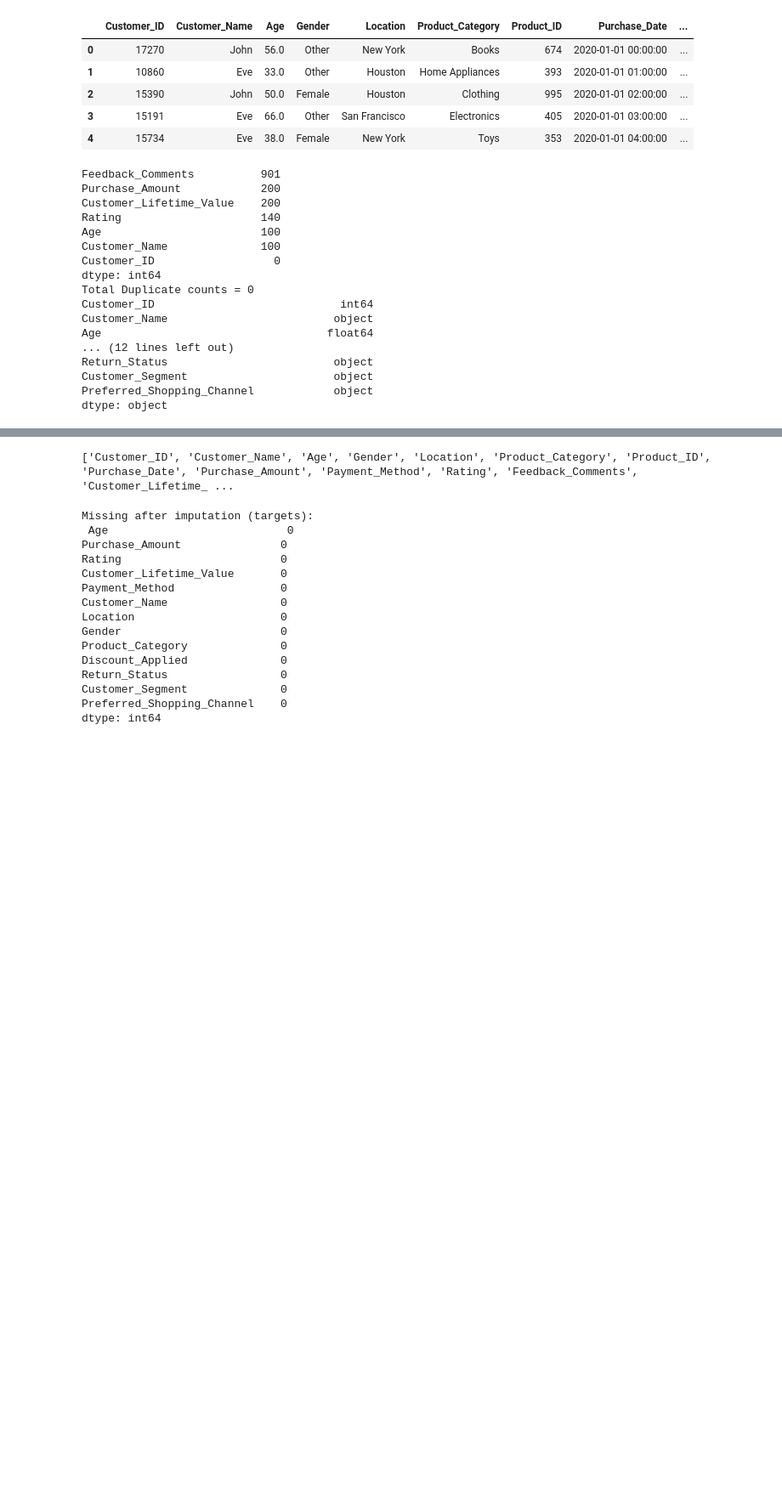
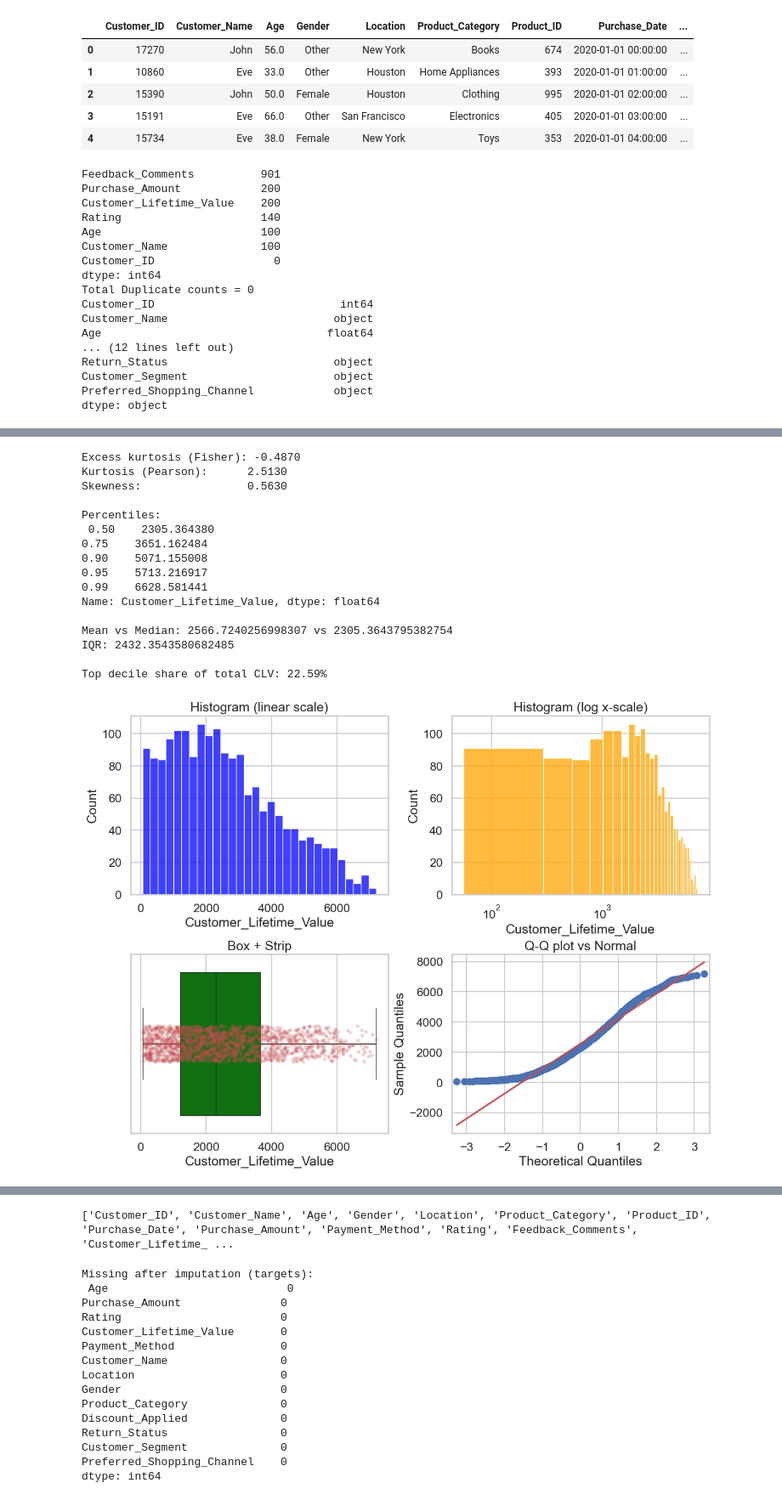
Before and after one commit to shyam-mr-sundar/Laptop_to_Cloud_git, a Jupyter notebook: ml_assignment/Assignment_ML.ipynb, the cells around one changed output, grey strips where cells are left out. Shown: that part at 85% size. Saved outputs shown, nothing was run; the diff lists cells and outputs as text; code cells hidden in the pictures; blank space fills up the shorter version.

```diff
--- a/ml_assignment/Assignment_ML.ipynb
+++ b/ml_assignment/Assignment_ML.ipynb
@@ -102,0 +134,4 @@ print(df_nan.shape,df_not_nan.shape)
+# %%
+# Now use the merged features to get the ages as well:
+df['Age'] = df.groupby('id_name_meerge')['Age'].transform(lambda x: x.ffill().bfill() if x.notna().any() else x)
+df['Age'].info()
@@ -120,2 +178,3 @@ Name: Purchase_Amount, Length: 2000, dtype: float64
 # %%
-df_new = df.groupby('Product_ID')['Purchase_Amount'].mean().reset_index()
+df['Purchase_Amount'] = df.groupby('Product_ID')['Purchase_Amount'].transform(lambda p: p.ffill().bfill() if p.notna().any() else 0)
+df.isna().sum().sort_values(ascending=False)
@@ -214,0 +254,72 @@ for col in categorical_cols:
+# %%
+
+import numpy as np
+import pandas as pd
+import seaborn as sns
+import matplotlib.pyplot as plt
+from scipy import stats
+
+s = df['Customer_Lifetime_Value'].dropna()
+
+# Kurtosis (should match your values if computed similarly)
+k_fisher = stats.kurtosis(s, fisher=True, bias=False)   # excess kurtosis
+k_pearson = stats.kurtosis(s, fisher=False, bias=False) # = excess + 3
+skewness = stats.skew(s, bias=False)
+
+print(f"Excess kurtosis (Fisher): {k_fisher:.4f}")
+print(f"Kurtosis (Pearson):      {k_pearson:.4f}")
+print(f"Skewness:                {skewness:.4f}")
+
+# Percentiles & robust stats
+q = s.quantile([0.5, 0.75, 0.9, 0.95, 0.99])
+print("\nPercentiles:\n", q)
+print("\nMean vs Median:", s.mean(), "vs", s.median())
+print("IQR:", s.quantile(0.75) - s.quantile(0.25))
+
+# Top-decile share of total CLV
+decile_cut = s.quantile(0.9)
+top_decile_share = s[s >= decile_cut].sum() / s.sum()
+print(f"\nTop decile share of total CLV: {top_decile_share:.2%}")
+
+# Visuals: histogram (linear + log), boxplot, ECDF, Q-Q plot
+sns.set_theme(style="whitegrid", context="talk")
+fig, axes = plt.subplots(2, 2, figsize=(12, 9), layout='constrained')
+
+
+# Histogram – linear
+sns.histplot(s, bins=30, ax=axes[0,0], color='blue')
+axes[0,0].set_title("Histogram (linear scale)")
+
+# Histogram – log-scaled x (better for heavy right tails)
+sns.histplot(s, bins=30, ax=axes[0,1], color="orange")
+axes[0,1].set_xscale('log')
+axes[0,1].set_title("Histogram (log x-scale)")
+
+# Boxplot + strip
+sns.boxplot(x=s, ax=axes[1,0], color="green")
+sns.stripplot(x=s, ax=axes[1,0], color="r", alpha=0.25)
+axes[1,0].set_title("Box + Strip")
+# Q-Q plot vs normal (heavy tails show up as deviations)
+import statsmodels.api as sm
+sm.qqplot(s, line='s', ax=axes[1,1])
+axes[1,1].set_title("Q-Q plot vs Normal")
+plt.savefig("CLV_Skewness_plots.png")
+plt.show()
+# %% [output]
+Excess kurtosis (Fisher): -0.4870
+Kurtosis (Pearson):      2.5130
+Skewness:                0.5630
+
+Percentiles:
+ 0.50    2305.364380
+0.75    3651.162484
+0.90    5071.155008
+0.95    5713.216917
+0.99    6628.581441
+Name: Customer_Lifetime_Value, dtype: float64
+
+Mean vs Median: 2566.7240256998307 vs 2305.3643795382754
+IQR: 2432.3543580682485
+
+Top decile share of total CLV: 22.59%
+[figure, added]
```
Also changed, not shown: parts of 41 cells of this notebook, 7 other files.
